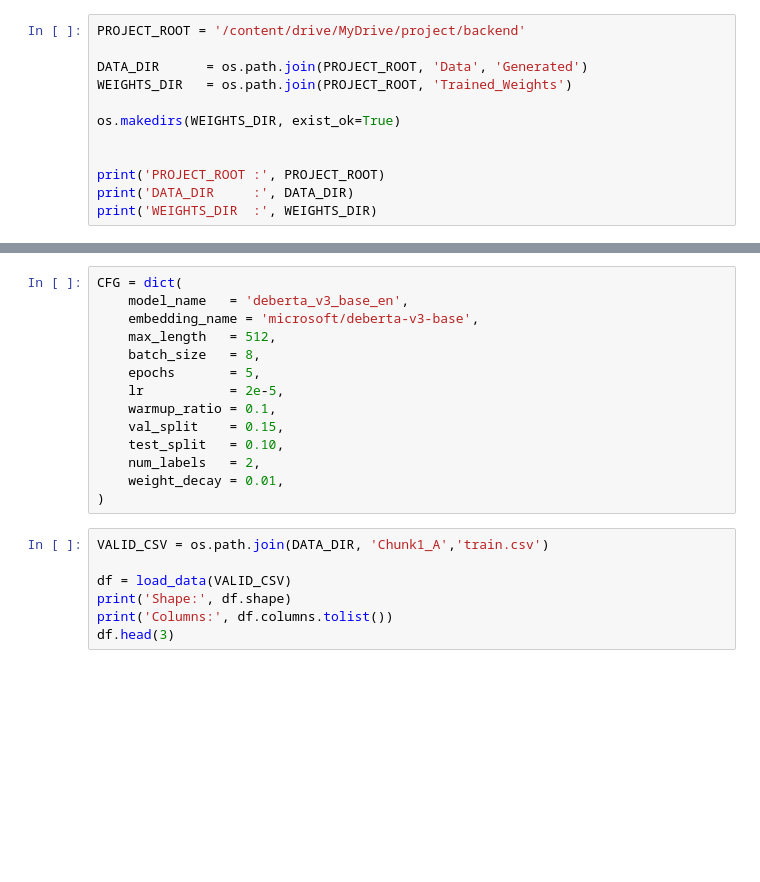
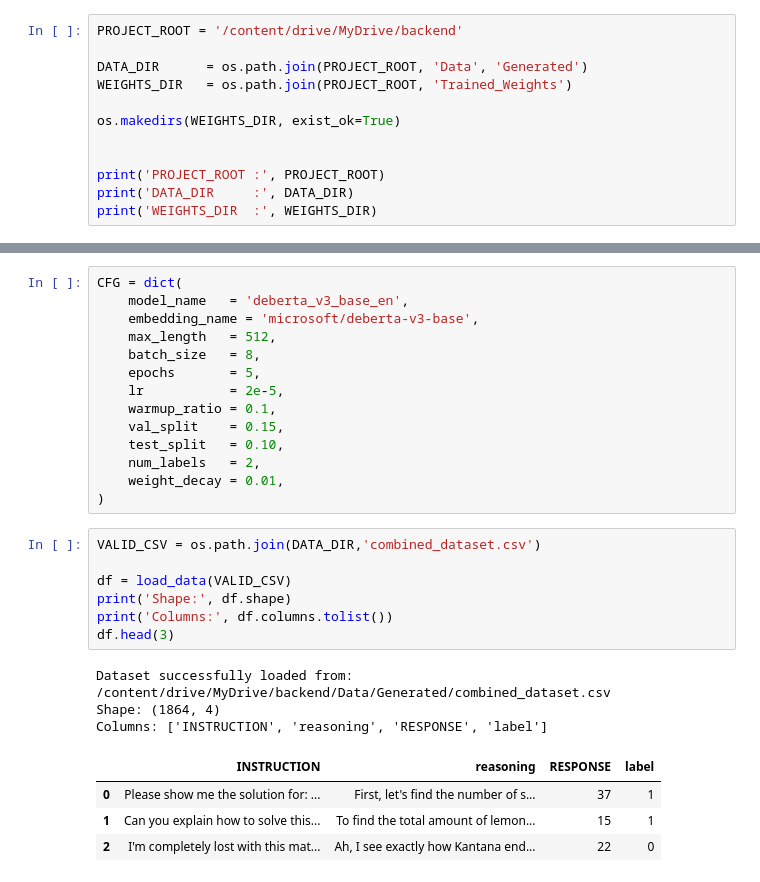
Before and after one commit to ahmadbuilds/Self-Improving-Reasoning-Agent, a Jupyter notebook: backend/Notebooks/classification.ipynb, the cells around one changed output, grey strips where cells are left out. Drawn from its saved outputs; the diff is of its cells as text; blank space fills up the shorter version.

```diff
--- a/backend/Notebooks/classification.ipynb
+++ b/backend/Notebooks/classification.ipynb
@@ -20,7 +31,7 @@ from utils import (
     plot_precision_recall, load_tokenizer,
 )
 # %%
-PROJECT_ROOT = '/content/drive/MyDrive/project/backend'
+PROJECT_ROOT = '/content/drive/MyDrive/backend'
 
 DATA_DIR      = os.path.join(PROJECT_ROOT, 'Data', 'Generated')
 WEIGHTS_DIR   = os.path.join(PROJECT_ROOT, 'Trained_Weights')
@@ -57,12 +74,20 @@ CFG = dict(
     weight_decay = 0.01,
 )
 # %%
-VALID_CSV = os.path.join(DATA_DIR, 'Chunk1_A','train.csv')
+VALID_CSV = os.path.join(DATA_DIR,'combined_dataset.csv')
 
 df = load_data(VALID_CSV)
 print('Shape:', df.shape)
 print('Columns:', df.columns.tolist())
 df.head(3)
+# %% [output]
+Dataset successfully loaded from: /content/drive/MyDrive/backend/Data/Generated/combined_dataset.csv
+Shape: (1864, 4)
+Columns: ['INSTRUCTION', 'reasoning', 'RESPONSE', 'label']
+|  | INSTRUCTION | reasoning | RESPONSE | label |
+| 0 | Please show me the solution for: ... | First, let's find the number of s... | 37 | 1 |
+| 1 | Can you explain how to solve this... | To find the total amount of lemon... | 15 | 1 |
+| 2 | I'm completely lost with this mat... | Ah, I see exactly how Kantana end... | 22 | 0 |
 # %%
 # Label distribution from utils
 plot_distribution(df, 'label')
```
Also changed, not shown: parts of 18 cells of this notebook.
